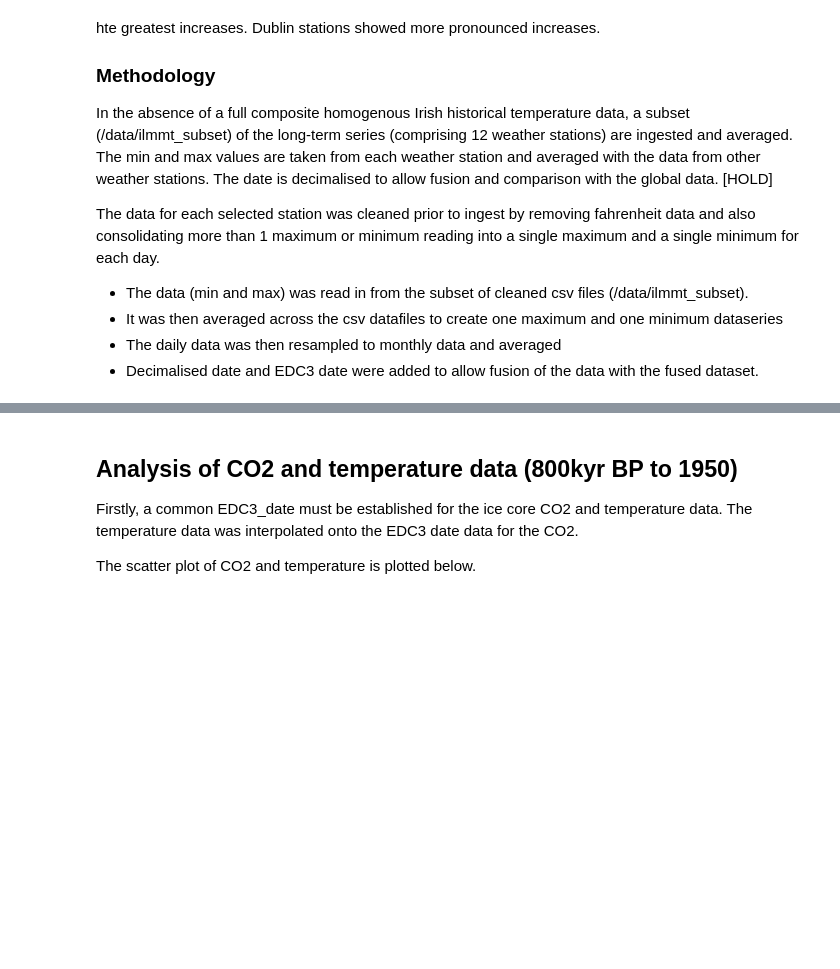
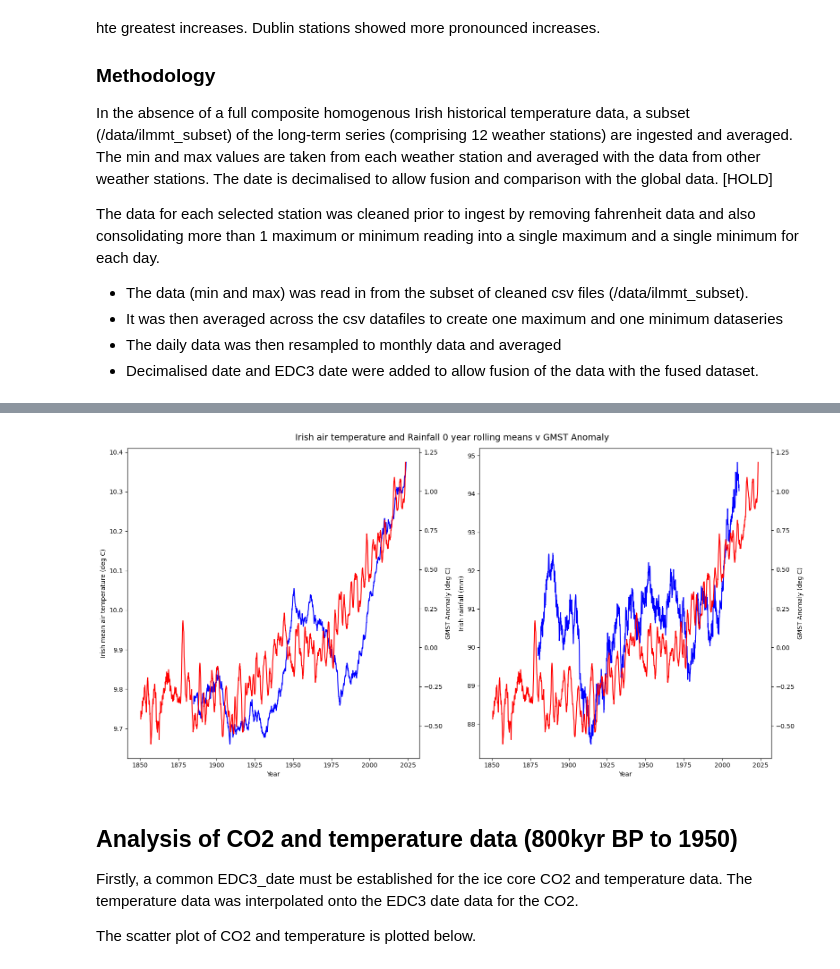
Before and after one commit to Eilis9/PfDA_Project2, a Jupyter notebook: analysis.ipynb, the cells around one changed output, grey strips where cells are left out. Saved outputs shown, nothing was run; the diff lists cells and outputs as text; code cells hidden in the pictures; blank space fills up the shorter version.

Commit message:
Irish air temperature v GMST analysis

```diff
--- a/analysis.ipynb
+++ b/analysis.ipynb
@@ -428,5 +431,9 @@ temp_ire_mean_1850_monthly = temp_ire_mean_1850.resample('M').mean()
 temp_ire_mean_1850_monthly['decimal date'] = temp_ire_mean_1850_monthly['Year'] + ((temp_ire_mean_1850_monthly['Month']-1) /12)+(1/12/2)
 temp_ire_mean_1850_monthly['Age_EDC3 (yrs BP)'] = 1950 - temp_ire_mean_1850_monthly['decimal date']
 temp_ire_mean_1850_monthly
+temp_ire_mean_1850_monthly['Year'] = temp_ire_mean_1850_monthly['Year'].astype('int64').copy()
+temp_ire_mean_1850_monthly['Month'] = temp_ire_mean_1850_monthly['Month'].astype('int64').copy()
+column_types = temp_ire_mean_1850_monthly.dtypes
+column_types
 # %% [output]
 C:\Users\eilis.donohue\OneDrive - Wood PLC\my_projects\Python_projects\course\PfDA_Project2
@@ -480,3 +480,5 @@ temp_ire_mean_modern['Age_EDC3 (yrs BP)'] = 1950 - temp_ire_mean_modern['decimal
 # Rename year and month for consistency with historical data
 temp_ire_mean_modern = temp_ire_mean_modern.rename(columns={'year': 'Year', 'month': 'Month'})
 temp_ire_mean_modern
+temp_ire_mean_modern['Year'] = temp_ire_mean_modern['Year'].astype('int64').copy()
+temp_ire_mean_modern['Month'] = temp_ire_mean_modern['Month'].astype('int64').copy()
@@ -523 +510,8 @@ irish_air_temp_composite
 2315 rows × 5 columns
+# %%
+# Irish air / preciptation join
+ireland_temp_rain_composite = pd.merge_ordered(irish_air_temp_composite, rain_ire_1850, on=['Year', 'Month'], how='outer')
+# tidy decimal date duplicates from merge operation
+ireland_temp_rain_composite['decimal date'] = ireland_temp_rain_composite['decimal date_x']
+ireland_temp_rain_composite.drop(columns=['decimal date_x', 'decimal date_y'], inplace=True)
+ireland_temp_rain_composite
@@ -524,3 +536,26 @@ irish_air_temp_composite
+# %%
+
+# Get the rolling 30 year average of the irish temperature data
+ireland_temp_rolling_average_30yr = ireland_temp_rain_composite['Mean Irish Air temp (deg C)'].rolling(window=(12*30)).mean()
+ireland_rain_rolling_average_30yr = ireland_temp_rain_composite['Irish rainfall (mm)'].rolling(window=(12*30)).mean()
+ireland_temp_rolling_average_30yr
+fig, axs = plt.subplots(1,2, figsize=(16, 8))
+fig.suptitle("Irish air temperature and Rainfall 0 year rolling means v GMST Anomaly", fontsize=14)
+axs[0].plot(ireland_temp_rain_composite['decimal date'],ireland_temp_rolling_average_30yr, color='blue')
+ax2 = axs[0].twinx()
+ax2.plot(GMST_anom_1850['decimal date'], GMST_anom_1850['GMST Anomaly Yearly'], color='red')
+axs[1].plot(ireland_temp_rain_composite['decimal date'],ireland_rain_rolling_average_30yr, color='blue')
+ax3 = axs[1].twinx()
+ax3.plot(GMST_anom_1850['decimal date'], GMST_anom_1850['GMST Anomaly Yearly'], color='red')
+axs[0].set_xlabel("Year");
+axs[0].set_ylabel("Irish mean air temperature (deg C)")
+axs[1].set_xlabel("Year");
+axs[1].set_ylabel("Irish rainfall (mm)")
+ax2.set_ylabel("GMST Anomaly (deg C)")
+ax3.set_ylabel("GMST Anomaly (deg C)")
+fig.tight_layout()
+# %% [output]
+[figure, added]
 # %% [markdown]
 ## Analysis of CO2 and temperature data (800kyr BP to 1950)
 
```
Also changed, not shown: parts of 8 cells of this notebook, 1 other file.
